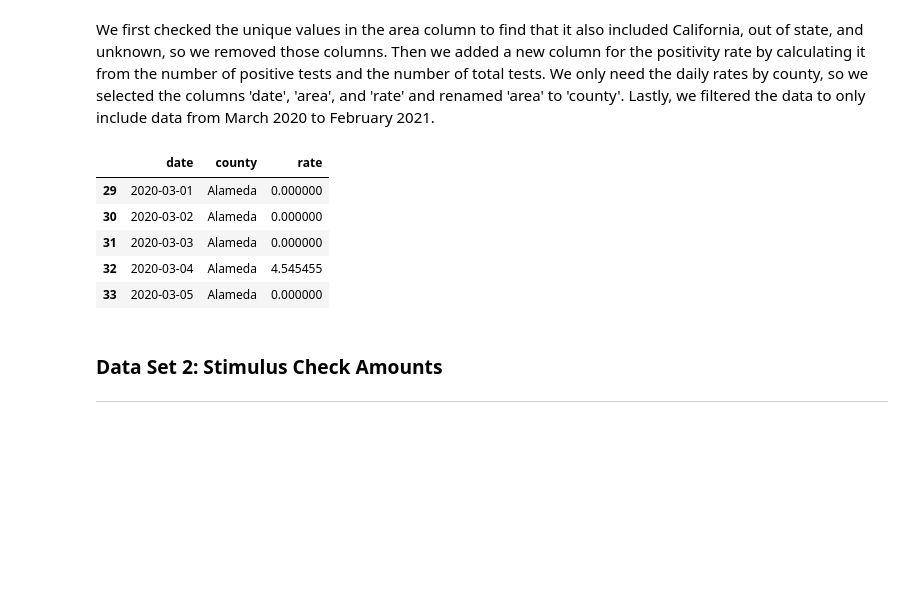
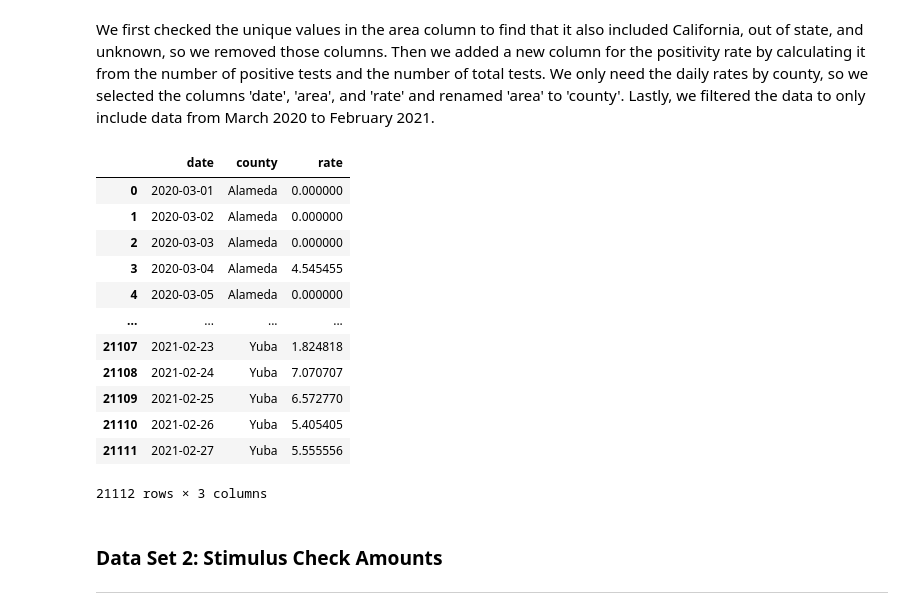
Before and after one commit to j3li/-Analysis-of-Covid-Stimulus-Checks-and-Covid-Positivity-Rates, a Jupyter notebook: EDACheckpointGroup035-Wi22.ipynb, the cells around one changed output. Saved outputs shown, nothing was run; the diff lists cells and outputs as text; code cells hidden in the pictures; blank space fills up the shorter version.

```diff
--- a/EDACheckpointGroup035-Wi22.ipynb
+++ b/EDACheckpointGroup035-Wi22.ipynb
@@ -31,18 +33,28 @@ We first checked the unique values in the area column to find that it also inclu
 # %%
 covid_df = pd.read_csv('https://data.chhs.ca.gov/dataset/f333528b-4d38-4814-bebb-12db1f10f535/resource/046cdd2b-31e5-4d34-9ed3-b48cdbc4be7a/download/covid19cases_test.csv')
 covid_df = covid_df[~covid_df.area.isin(['California', 'Out of state', 'Unknown'])]
 covid_df = covid_df.assign(rate = covid_df['positive_tests'] / covid_df['total_tests'] * 100)
 covid_df = covid_df[['date', 'area', 'rate']]
 covid_df = covid_df.rename({'area':'county'}, axis='columns')
 covid_df = covid_df.loc[(covid_df['date'] >= '2020-03-01') & (covid_df['date'] <= '2021-02-27')]
-covid_df.head()
+covid_df = covid_df.reset_index()
+covid_df = covid_df.drop(columns=['index'])
+covid_df['date'] = pd.to_datetime(covid_df['date'], format='%Y-%m-%d')
+covid_df
 # %% [output]
 |  | date | county | rate |
-| 29 | 2020-03-01 | Alameda | 0.000000 |
-| 30 | 2020-03-02 | Alameda | 0.000000 |
-| 31 | 2020-03-03 | Alameda | 0.000000 |
-| 32 | 2020-03-04 | Alameda | 4.545455 |
-| 33 | 2020-03-05 | Alameda | 0.000000 |
+| 0 | 2020-03-01 | Alameda | 0.000000 |
+| 1 | 2020-03-02 | Alameda | 0.000000 |
+| 2 | 2020-03-03 | Alameda | 0.000000 |
+| 3 | 2020-03-04 | Alameda | 4.545455 |
+| 4 | 2020-03-05 | Alameda | 0.000000 |
+| ... | ... | ... | ... |
+| 21107 | 2021-02-23 | Yuba | 1.824818 |
+| 21108 | 2021-02-24 | Yuba | 7.070707 |
+| 21109 | 2021-02-25 | Yuba | 6.572770 |
+| 21110 | 2021-02-26 | Yuba | 5.405405 |
+| 21111 | 2021-02-27 | Yuba | 5.555556 |
+21112 rows × 3 columns
 # %% [markdown]
 ### Data Set 2: Stimulus Check Amounts
 ---
```
Also changed, not shown: parts of 16 cells of this notebook.
